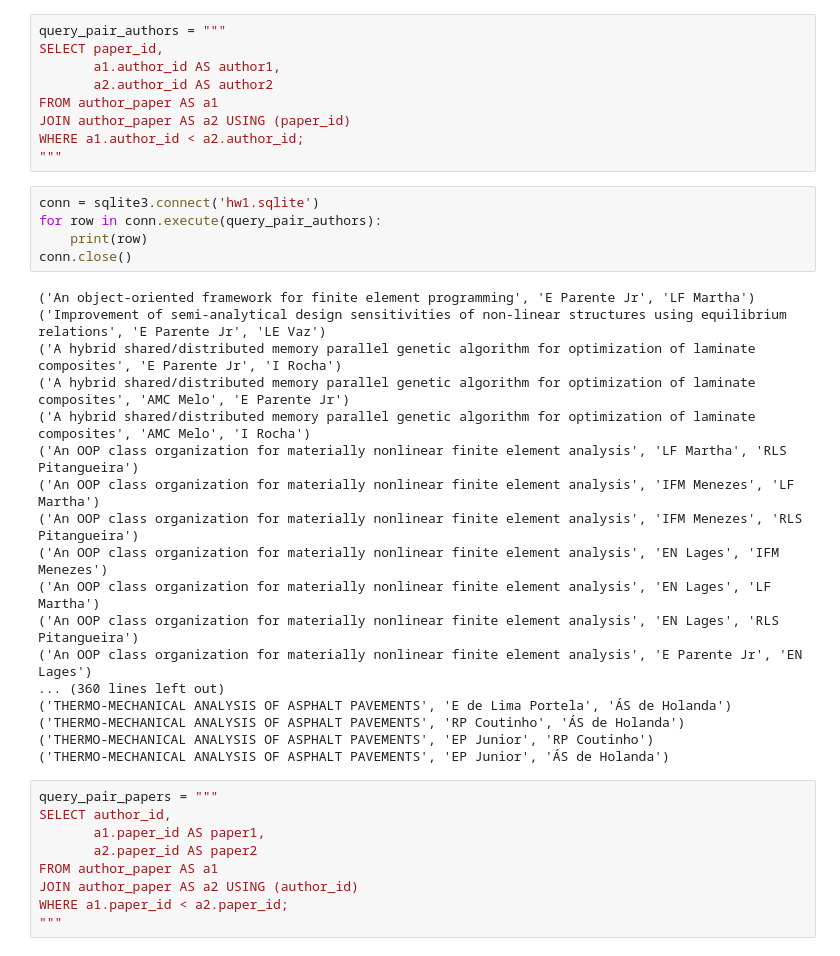
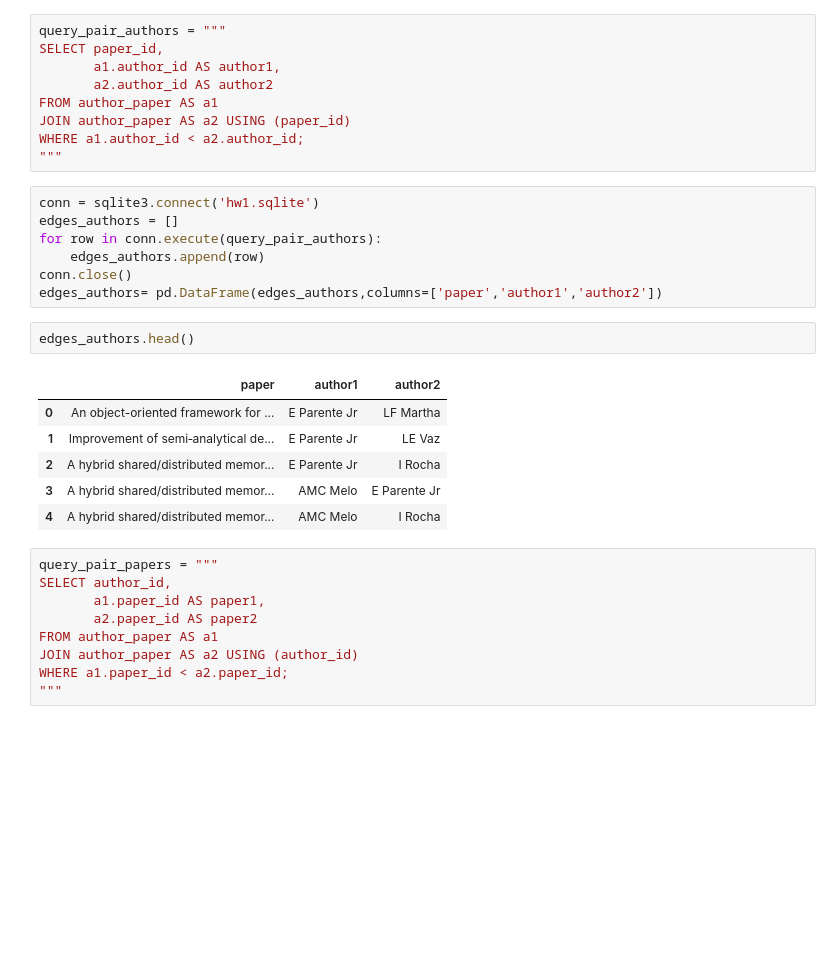
Before and after one commit to davibarreira/FDS-Homeworks, a Jupyter notebook: SandBox_Flask_SQL.ipynb, the cells around one changed output. Drawn from its saved outputs; the diff is of its cells as text; blank space fills up the shorter version.

```diff
--- a/SandBox_Flask_SQL.ipynb
+++ b/SandBox_Flask_SQL.ipynb
@@ -86,27 +87,20 @@ WHERE a1.author_id < a2.author_id;
 """
 # %%
 conn = sqlite3.connect('hw1.sqlite')
+edges_authors = []
 for row in conn.execute(query_pair_authors):
-    print(row)
+    edges_authors.append(row)
 conn.close()
+edges_authors= pd.DataFrame(edges_authors,columns=['paper','author1','author2'])
-# %% [output]
-('An object-oriented framework for finite element programming', 'E Parente Jr', 'LF Martha')
-('Improvement of semi‐analytical design sensitivities of non‐linear structures using equilibrium relations', 'E Parente Jr', 'LE Vaz')
-('A hybrid shared/distributed memory parallel genetic algorithm for optimization of laminate composites', 'E Parente Jr', 'I Rocha')
-('A hybrid shared/distributed memory parallel genetic algorithm for optimization of laminate composites', 'AMC Melo', 'E Parente Jr')
-('A hybrid shared/distributed memory parallel genetic algorithm for optimization of laminate composites', 'AMC Melo', 'I Rocha')
-('An OOP class organization for materially nonlinear finite element analysis', 'LF Martha', 'RLS Pitangueira')
-('An OOP class organization for materially nonlinear finite element analysis', 'IFM Menezes', 'LF Martha')
-('An OOP class organization for materially nonlinear finite element analysis', 'IFM Menezes', 'RLS Pitangueira')
-('An OOP class organization for materially nonlinear finite element analysis', 'EN Lages', 'IFM Menezes')
-('An OOP class organization for materially nonlinear finite element analysis', 'EN Lages', 'LF Martha')
-('An OOP class organization for materially nonlinear finite element analysis', 'EN Lages', 'RLS Pitangueira')
-('An OOP class organization for materially nonlinear finite element analysis', 'E Parente Jr', 'EN Lages')
-... (360 lines left out)
-('THERMO-MECHANICAL ANALYSIS OF ASPHALT PAVEMENTS', 'E de Lima Portela', 'ÁS de Holanda')
-('THERMO-MECHANICAL ANALYSIS OF ASPHALT PAVEMENTS', 'RP Coutinho', 'ÁS de Holanda')
-('THERMO-MECHANICAL ANALYSIS OF ASPHALT PAVEMENTS', 'EP Junior', 'RP Coutinho')
-('THERMO-MECHANICAL ANALYSIS OF ASPHALT PAVEMENTS', 'EP Junior', 'ÁS de Holanda')
+# %%
+edges_authors.head()
+# %% [output]
+|  | paper | author1 | author2 |
+| 0 | An object-oriented framework for ... | E Parente Jr | LF Martha |
+| 1 | Improvement of semi‐analytical de... | E Parente Jr | LE Vaz |
+| 2 | A hybrid shared/distributed memor... | E Parente Jr | I Rocha |
+| 3 | A hybrid shared/distributed memor... | AMC Melo | E Parente Jr |
+| 4 | A hybrid shared/distributed memor... | AMC Melo | I Rocha |
 # %%
 query_pair_papers = """
 SELECT author_id,
```
Also changed, not shown: parts of 9 cells of this notebook.
